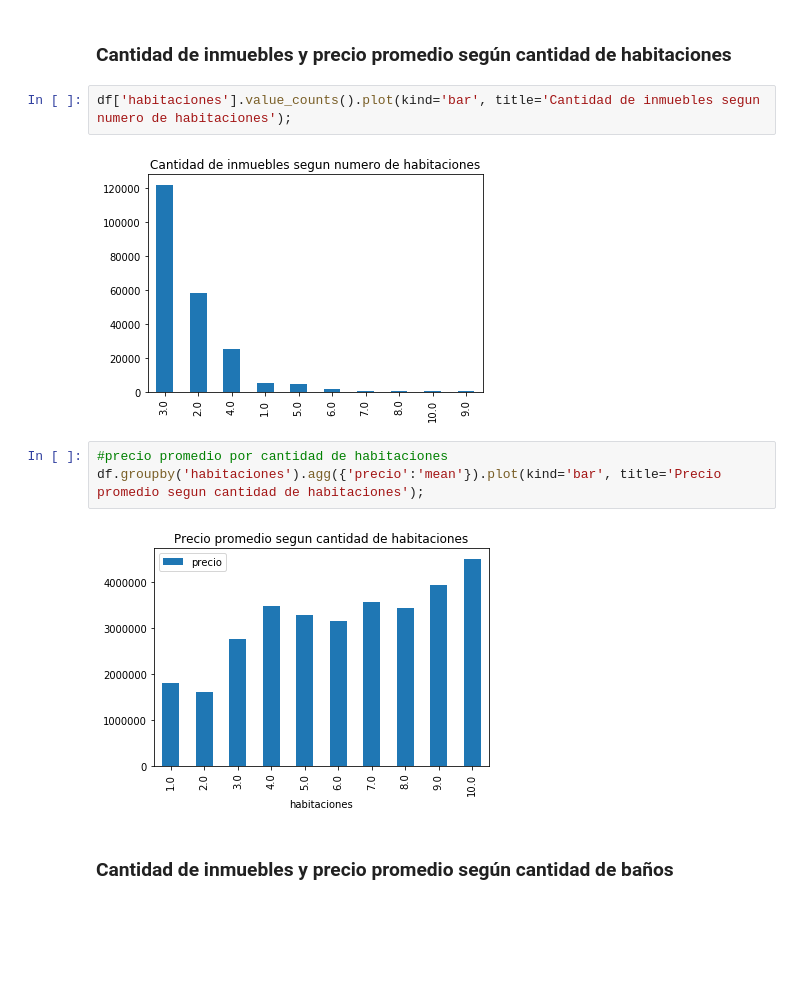
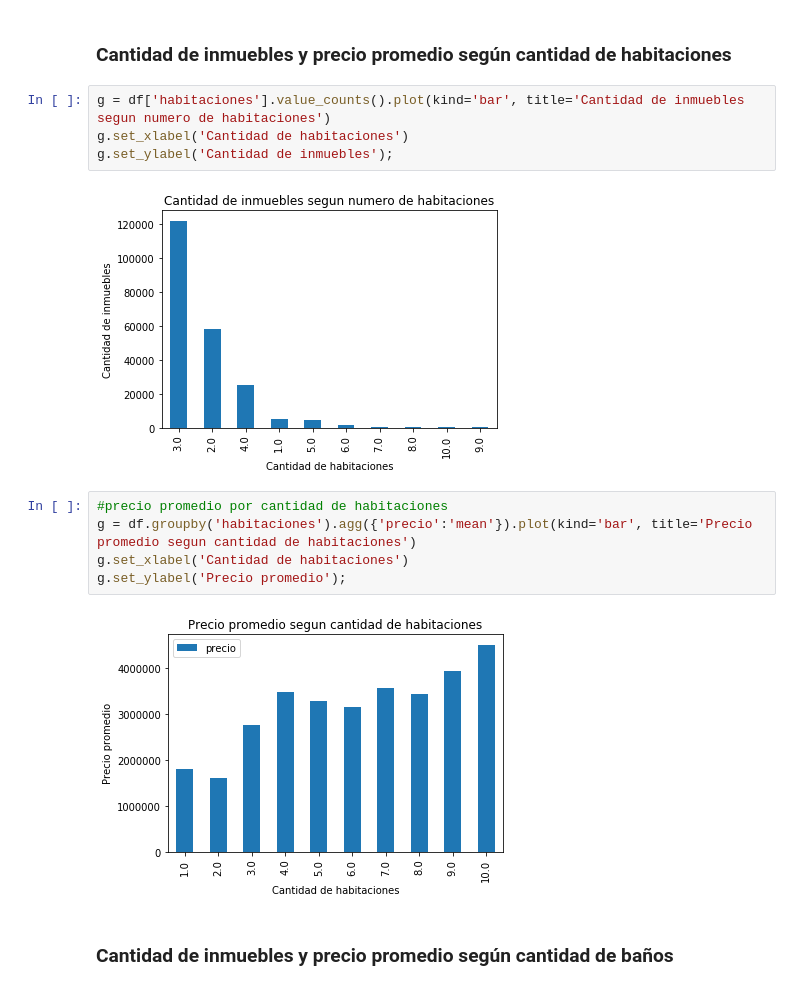
Before and after one commit to lautarofritz/TP1-Orga-de-Datos, a Jupyter notebook: TP1 Orga de Datos.ipynb, the cells around one changed output. Drawn from its saved outputs; the diff is of its cells as text; blank space fills up the shorter version.

```diff
--- a/TP1 Orga de Datos.ipynb
+++ b/TP1 Orga de Datos.ipynb
@@ -302,14 +306,18 @@ df.groupby('garages').agg({'precio':'mean'}).plot(kind='bar', title='Precio prom
 # %% [markdown]
 ### Cantidad de inmuebles y precio promedio según cantidad de habitaciones
 # %%
-df['habitaciones'].value_counts().plot(kind='bar', title='Cantidad de inmuebles segun numero de habitaciones');
+g = df['habitaciones'].value_counts().plot(kind='bar', title='Cantidad de inmuebles segun numero de habitaciones')
+g.set_xlabel('Cantidad de habitaciones')
+g.set_ylabel('Cantidad de inmuebles');
 # %% [output]
-[figure, old version]
+[figure, new version]
 # %%
 #precio promedio por cantidad de habitaciones
-df.groupby('habitaciones').agg({'precio':'mean'}).plot(kind='bar', title='Precio promedio segun cantidad de habitaciones');
+g = df.groupby('habitaciones').agg({'precio':'mean'}).plot(kind='bar', title='Precio promedio segun cantidad de habitaciones')
+g.set_xlabel('Cantidad de habitaciones')
+g.set_ylabel('Precio promedio');
 # %% [output]
-[figure, old version]
+[figure, new version]
 # %% [markdown]
 ### Cantidad de inmuebles y precio promedio según cantidad de baños
 # %%
```
Also changed, not shown: parts of 15 cells of this notebook.
